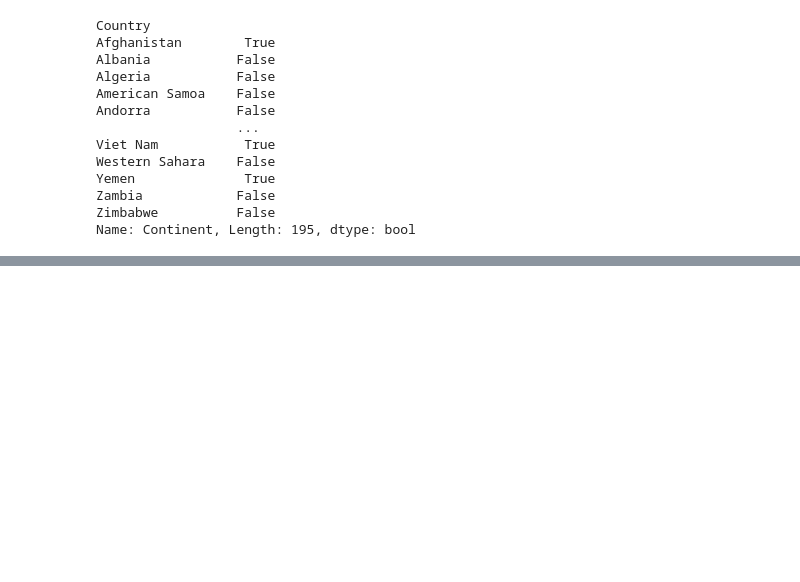
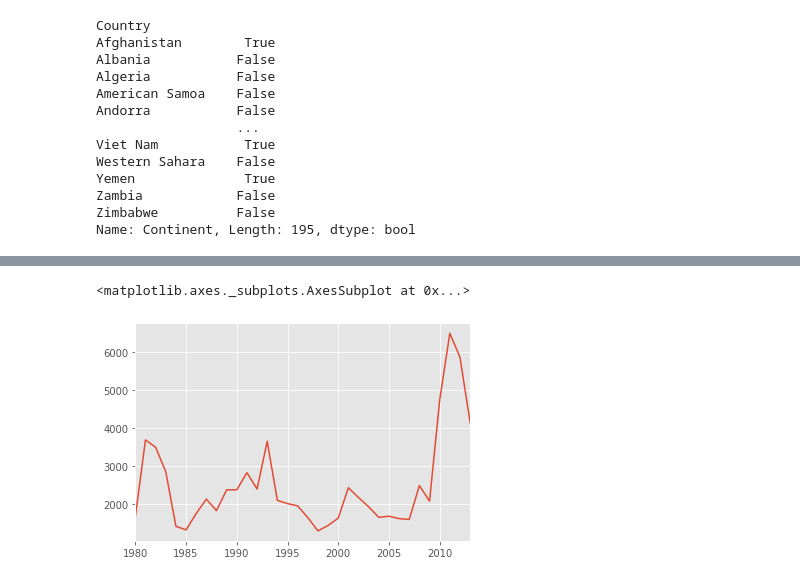
Before and after one commit to mansoorahs/Python_Visuals_2020, a Jupyter notebook: Visualization_Week1_Lab.ipynb, the cells around one changed output, grey strips where cells are left out. Cells and saved outputs as stored; diff of their text form; code cells hidden in the pictures; blank space fills up the shorter version.

```diff
--- a/Visualization_Week1_Lab.ipynb
+++ b/Visualization_Week1_Lab.ipynb
@@ -132,0 +143,3 @@ Index(['Type', 'Coverage', 'AREA', 'Continent', 'REG', 'Region', 'DEV', 'DevName
+# %%
+print(plt.style.available)
+mpl.style.use(['ggplot']) # optional: for ggplot-like style
@@ -132,0 +148,3 @@ Index(['Type', 'Coverage', 'AREA', 'Continent', 'REG', 'Region', 'DEV', 'DevName
+# %%
+haiti = df_can.loc['Haiti', years] # passing in years 1980 - 2013 to exclude the 'total' column
+haiti
@@ -132,0 +169,5 @@ Index(['Type', 'Coverage', 'AREA', 'Continent', 'REG', 'Region', 'DEV', 'DevName
+# %%
+haiti.plot()
+# %% [output]
+<matplotlib.axes._subplots.AxesSubplot at 0x...>
+[figure, added]
```
Also changed, not shown: parts of 22 cells of this notebook.
